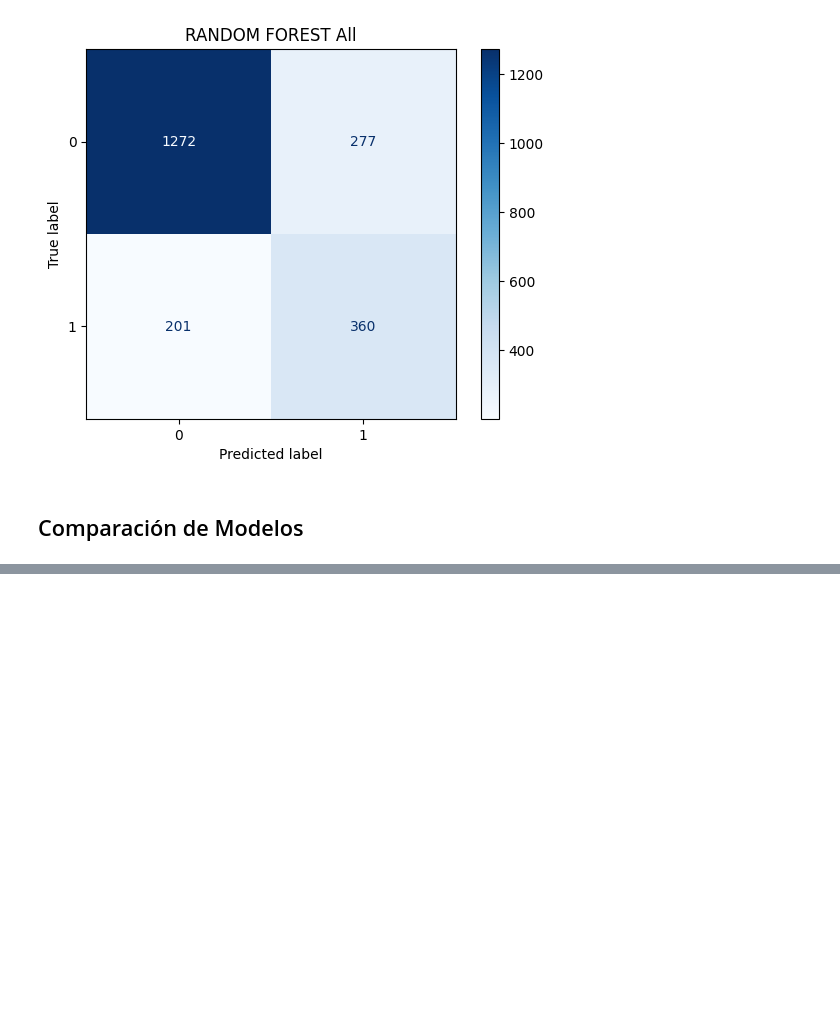
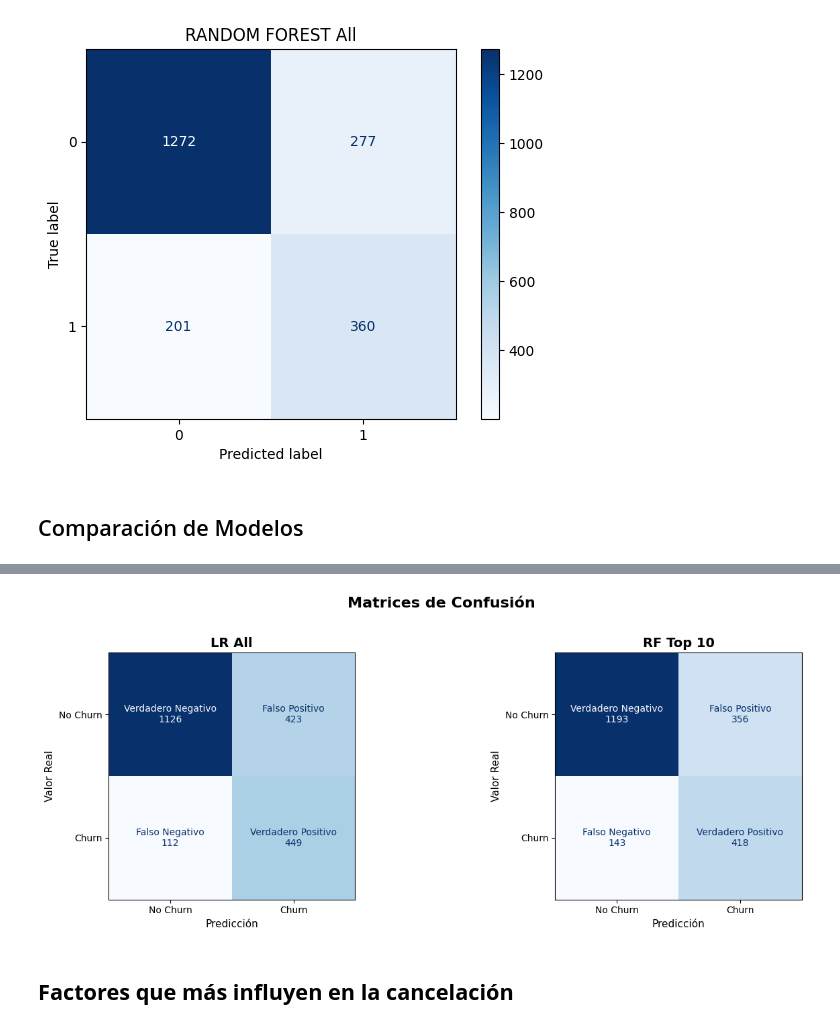
Before and after one commit to CristianRiascos/Alura-TelecomX-Parte2-Challenge, a Jupyter notebook: Challenge3.ipynb, the cells around one changed output, grey strips where cells are left out. Drawn from its saved outputs; the diff is of its cells as text; code cells hidden in the pictures; blank space fills up the shorter version.

```diff
--- a/Challenge3.ipynb
+++ b/Challenge3.ipynb
@@ -419,0 +611,35 @@ F1-Score:   0.6010
+# %%
+from sklearn.metrics import confusion_matrix, ConfusionMatrixDisplay
+import matplotlib.pyplot as plt
+
+modelos = {
+    'LR All':    (lr_all, X_test_scaled_all),
+    'RF Top 10': (rf_10,  X_test[top_10])
+}
+
+fig, axes = plt.subplots(1, 2, figsize=(14, 5))
+
+for ax, (nombre, (modelo, X_te)) in zip(axes, modelos.items()):
+    cm = confusion_matrix(y_test, modelo.predict(X_te))
+    disp = ConfusionMatrixDisplay(
+        cm,
+        display_labels=['No Churn', 'Churn']
+    )
+    disp.plot(ax=ax, cmap='Blues', colorbar=False)
+    ax.set_title(nombre, fontsize=14, fontweight='bold')
+    ax.set_xlabel('Predicción', fontsize=11)
+    ax.set_ylabel('Valor Real', fontsize=11)
+
+    # Anotar cada celda con su significado
+    ax.texts[0].set_text(f"Verdadero Negativo\n{cm[0,0]}")
+    ax.texts[1].set_text(f"Falso Positivo\n{cm[0,1]}")
+    ax.texts[2].set_text(f"Falso Negativo\n{cm[1,0]}")
+    ax.texts[3].set_text(f"Verdadero Positivo\n{cm[1,1]}")
+
+plt.suptitle('Matrices de Confusión', fontsize=16, fontweight='bold', y=1.02)
+plt.tight_layout()
+plt.show()
+# %% [output]
+[figure, added]
+# %% [markdown]
+## **Factores que más influyen en la cancelación**
```
Also changed, not shown: parts of 37 cells of this notebook.
